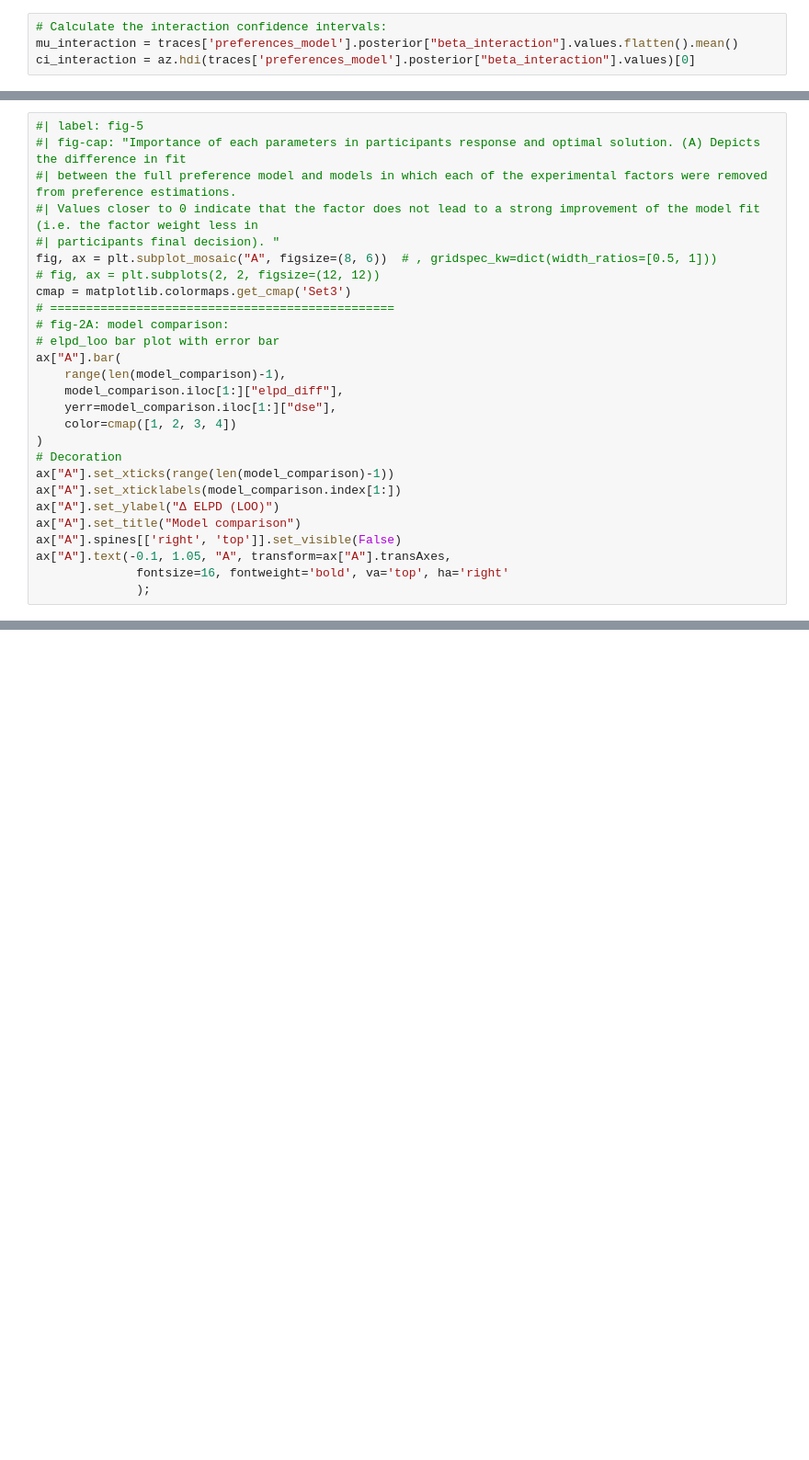
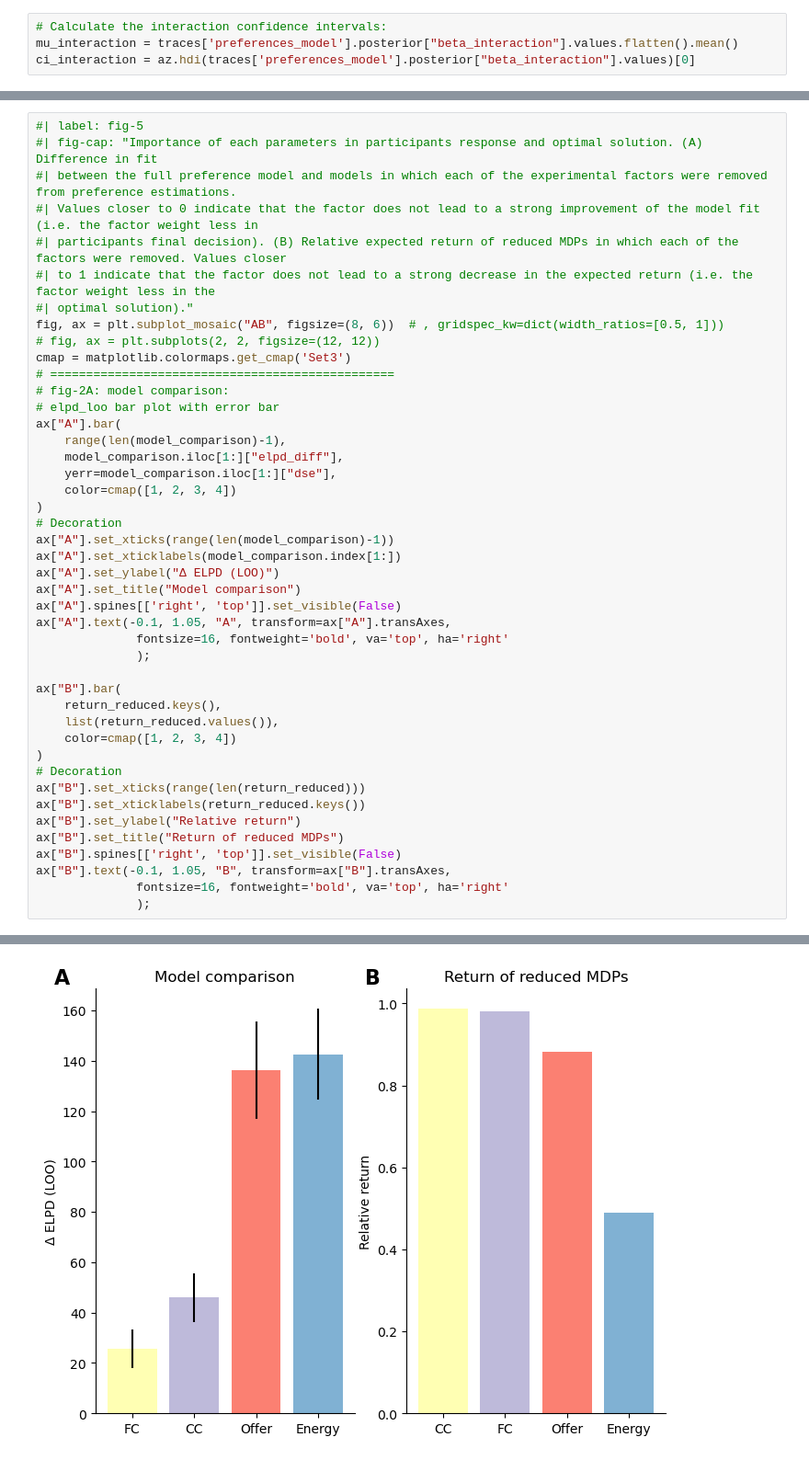
Before and after one commit to AlexLepauvre/state_abstraction_paper, a Jupyter notebook: index.ipynb, the cells around one changed output, grey strips where cells are left out. Shown at 92% size. Saved outputs shown, nothing was run; the diff lists cells and outputs as text; blank space fills up the shorter version.

```diff
--- a/index.ipynb
+++ b/index.ipynb
@@ -1048,10 +1132,12 @@ model_comparison = az.compare(traces_reduced)
 # %%
 #| label: fig-5
-#| fig-cap: "Importance of each parameters in participants response and optimal solution. (A) Depicts the difference in fit
+#| fig-cap: "Importance of each parameters in participants response and optimal solution. (A) Difference in fit
 #| between the full preference model and models in which each of the experimental factors were removed from preference estimations.
 #| Values closer to 0 indicate that the factor does not lead to a strong improvement of the model fit (i.e. the factor weight less in
-#| participants final decision). "
-fig, ax = plt.subplot_mosaic("A", figsize=(8, 6))  # , gridspec_kw=dict(width_ratios=[0.5, 1]))
+#| participants final decision). (B) Relative expected return of reduced MDPs in which each of the factors were removed. Values closer
+#| to 1 indicate that the factor does not lead to a strong decrease in the expected return (i.e. the factor weight less in the
+#| optimal solution)."
+fig, ax = plt.subplot_mosaic("AB", figsize=(8, 6))  # , gridspec_kw=dict(width_ratios=[0.5, 1]))
 # fig, ax = plt.subplots(2, 2, figsize=(12, 12))
 cmap = matplotlib.colormaps.get_cmap('Set3')
 # ================================================
@@ -1072,4 +1158,19 @@ ax["A"].spines[['right', 'top']].set_visible(False)
 ax["A"].text(-0.1, 1.05, "A", transform=ax["A"].transAxes,
               fontsize=16, fontweight='bold', va='top', ha='right'
               );
+
+ax["B"].bar(
+    return_reduced.keys(),
+    list(return_reduced.values()),
+    color=cmap([1, 2, 3, 4])
+)
+# Decoration
+ax["B"].set_xticks(range(len(return_reduced)))
+ax["B"].set_xticklabels(return_reduced.keys())
+ax["B"].set_ylabel("Relative return")
+ax["B"].set_title("Return of reduced MDPs")
+ax["B"].spines[['right', 'top']].set_visible(False)
+ax["B"].text(-0.1, 1.05, "B", transform=ax["B"].transAxes,
+              fontsize=16, fontweight='bold', va='top', ha='right'
+              );
 # %% [output]
@@ -1076,0 +1177 @@ ax["A"].text(-0.1, 1.05, "A", transform=ax["A"].transAxes,
+[figure, added]
```
Also changed, not shown: parts of 27 cells of this notebook, 30 other files.
